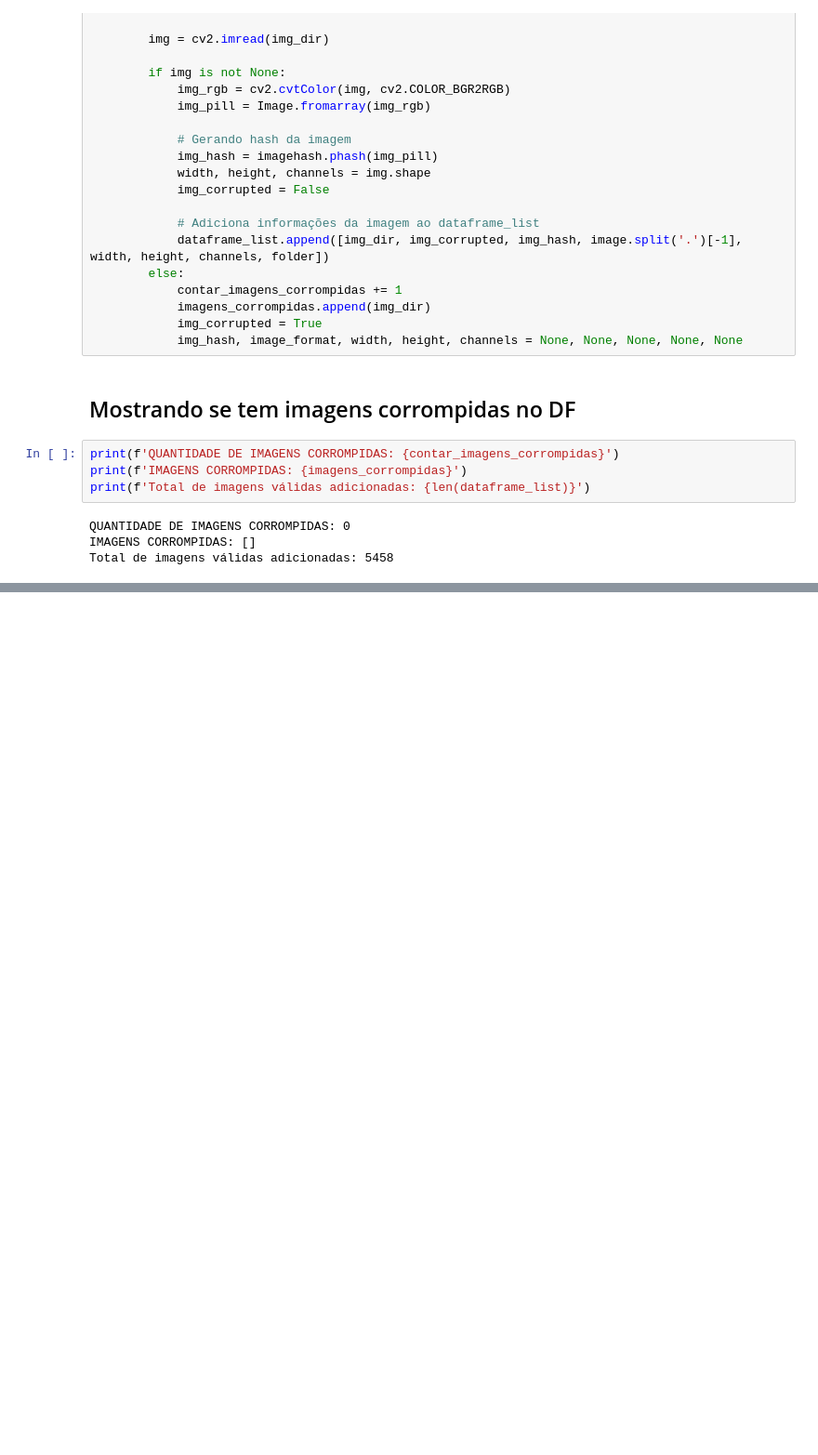
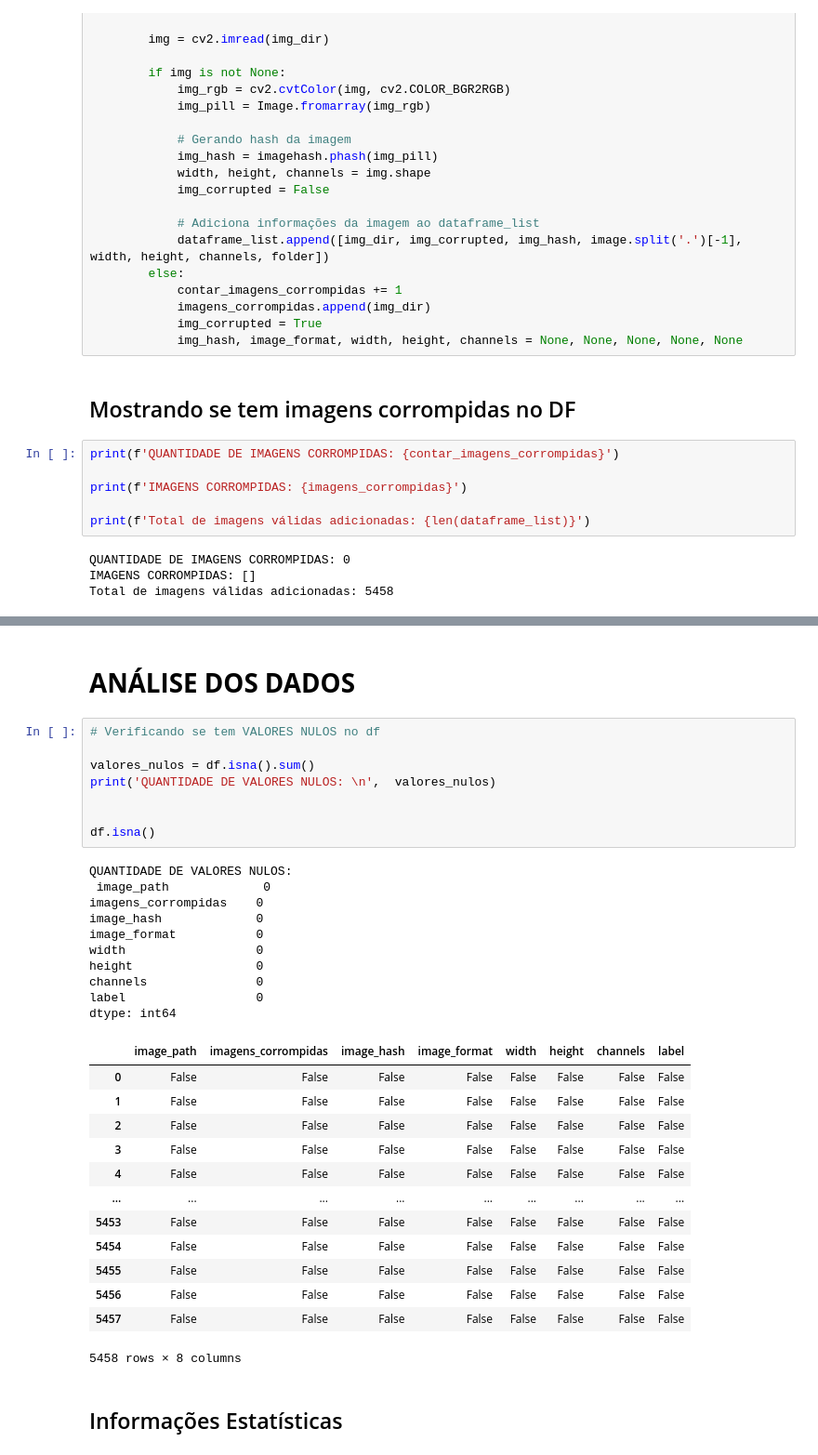
Before and after one commit to jessicamotam/AvantiBootcamp_ML, a Jupyter notebook: ML_Classificacao_Imagens.ipynb, the cells around one changed output, grey strips where cells are left out. Shown at 93% size. Cells and saved outputs as stored; diff of their text form; blank space fills up the shorter version.

```diff
--- a/ML_Classificacao_Imagens.ipynb
+++ b/ML_Classificacao_Imagens.ipynb
@@ -104,7 +104,9 @@ for folder in os.listdir(root_dir):  # Acessando as pastas do diretório
 ## Mostrando se tem imagens corrompidas no DF
 # %%
 print(f'QUANTIDADE DE IMAGENS CORROMPIDAS: {contar_imagens_corrompidas}')
+
 print(f'IMAGENS CORROMPIDAS: {imagens_corrompidas}')
+
 print(f'Total de imagens válidas adicionadas: {len(dataframe_list)}')
 # %% [output]
 QUANTIDADE DE IMAGENS CORROMPIDAS: 0
@@ -121,3 +123,39 @@ df.head()
 | 2 | ./covid19-ct-scan-lesion-segmenta... | False | c6c2393fc7c03137 | png | 512 | 512 | 3 | masks |
 | 3 | ./covid19-ct-scan-lesion-segmenta... | False | c3c31e3c30e1e71e | png | 512 | 512 | 3 | masks |
 | 4 | ./covid19-ct-scan-lesion-segmenta... | False | 8486737b69a5c6c6 | png | 512 | 512 | 3 | masks |
+# %% [markdown]
+# **ANÁLISE DOS DADOS**
+# %%
+# Verificando se tem VALORES NULOS no df
+
+valores_nulos = df.isna().sum()
+print('QUANTIDADE DE VALORES NULOS: \n',  valores_nulos)
+
+
+df.isna()
+# %% [output]
+QUANTIDADE DE VALORES NULOS:
+ image_path             0
+imagens_corrompidas    0
+image_hash             0
+image_format           0
+width                  0
+height                 0
+channels               0
+label                  0
+dtype: int64
+|  | image_path | imagens_corrompidas | image_hash | image_format | width | height | channels | label |
+| 0 | False | False | False | False | False | False | False | False |
+| 1 | False | False | False | False | False | False | False | False |
+| 2 | False | False | False | False | False | False | False | False |
+| 3 | False | False | False | False | False | False | False | False |
+| 4 | False | False | False | False | False | False | False | False |
+| ... | ... | ... | ... | ... | ... | ... | ... | ... |
+| 5453 | False | False | False | False | False | False | False | False |
+| 5454 | False | False | False | False | False | False | False | False |
+| 5455 | False | False | False | False | False | False | False | False |
+| 5456 | False | False | False | False | False | False | False | False |
+| 5457 | False | False | False | False | False | False | False | False |
+5458 rows × 8 columns
+# %% [markdown]
+## Informações Estatísticas
```
